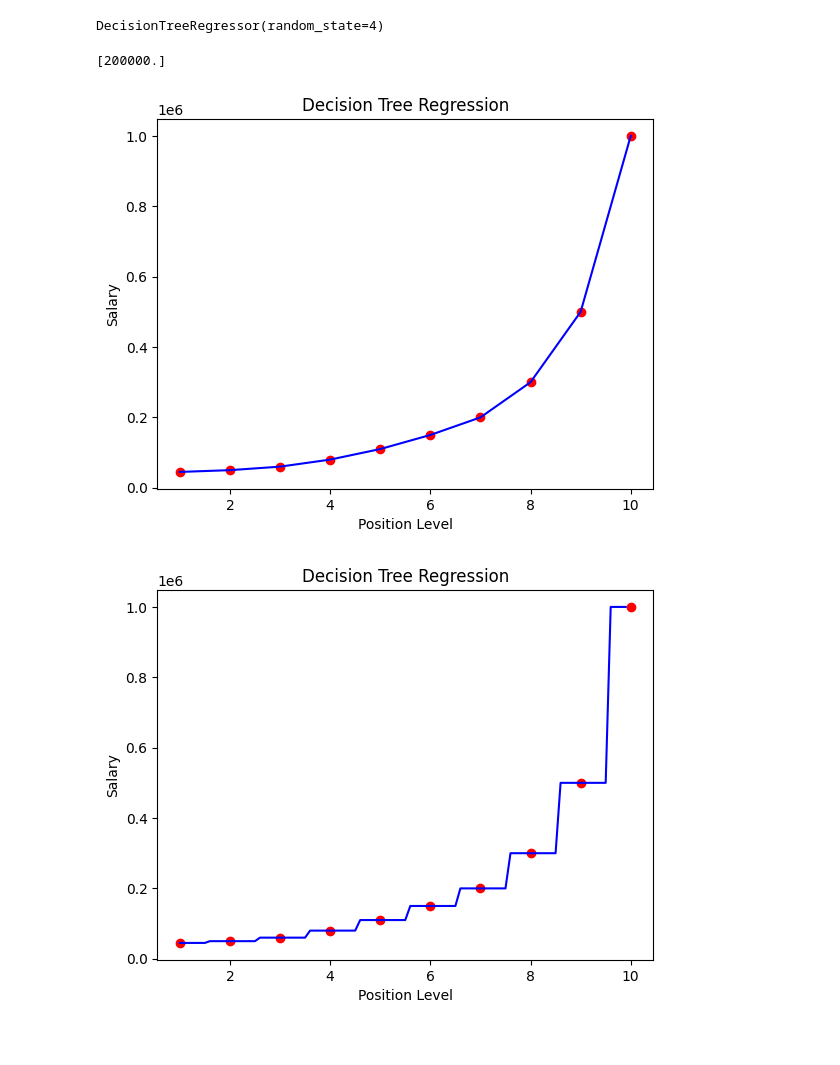
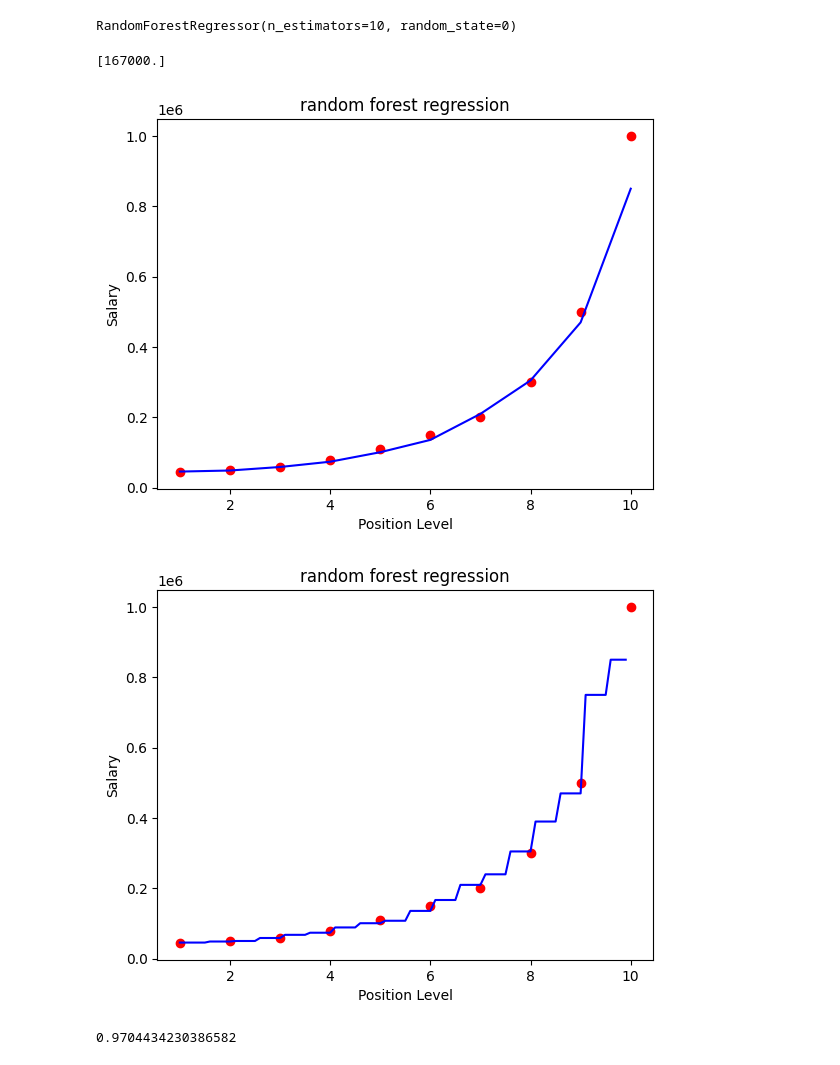
Before and after one commit to yusubaroni/yunusa-sule-bala, a Jupyter notebook: decisiontreereg.ipynb, the cells around one changed output. Saved outputs shown, nothing was run; the diff lists cells and outputs as text; code cells hidden in the pictures.

```diff
--- a/decisiontreereg.ipynb
+++ b/decisiontreereg.ipynb
@@ -15,32 +15,38 @@ data=pd.read_csv('/content/Position_Salaries.csv')
 # %%
 x = data.iloc[:,1:-1].values
 y = data.iloc[:,-1].values
-# %%
-decision = DecisionTreeRegressor(random_state=4)
-decision.fit(x,y)
-# %% [output]
-DecisionTreeRegressor(random_state=4)
+# %%
+from sklearn.ensemble import RandomForestRegressor
+random = RandomForestRegressor(n_estimators=10,random_state=0)
+random.fit(x,y)
+# %% [output]
+RandomForestRegressor(n_estimators=10, random_state=0)
 # %%
-print(decision.predict([[6.6]]))
+print(random.predict([[6.4]]))
 # %% [output]
-[200000.]
+[167000.]
 # %%
 plt.scatter(x,y,color='red')
-plt.plot(x,decision.predict(x),color='blue')
-plt.title('Decision Tree Regression')
+plt.plot(x,random.predict(x),color='blue')
+plt.title('random forest regression')
 plt.xlabel('Position Level')
 plt.ylabel('Salary')
 plt.show()
 # %% [output]
-[figure, old version]
+[figure, new version]
 # %%
 x_grid = np.arange(min(x),max(x),0.1)
 x_grid = x_grid.reshape((len(x_grid),1))
 plt.scatter(x,y,color='red')
-plt.plot(x_grid,decision.predict(x_grid),color='blue')
-plt.title('Decision Tree Regression')
+plt.plot(x_grid,random.predict(x_grid),color='blue')
+plt.title('random forest regression')
 plt.xlabel('Position Level')
 plt.ylabel('Salary')
 plt.show()
 # %% [output]
-[figure, old version]
+[figure, new version]
+# %%
+accuracy_score = random.score(x,y)
+print(accuracy_score)
+# %% [output]
+0.9704434230386582
```
